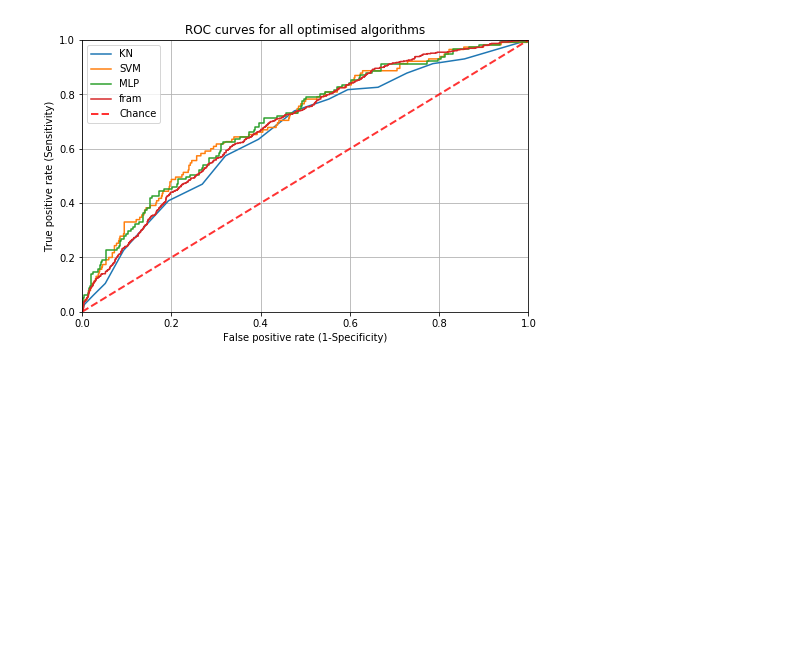
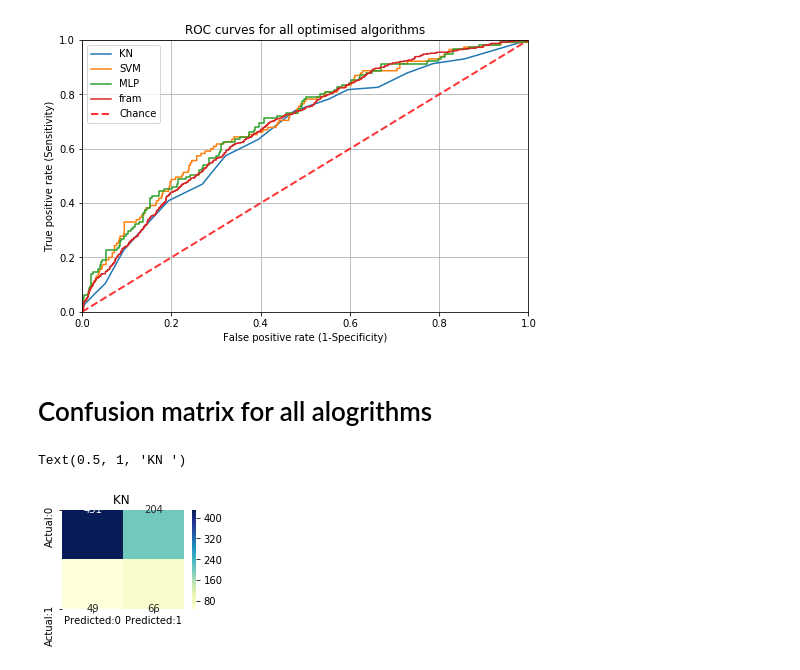
Before and after one commit to ljhowell/machine-learning_CHD, a Jupyter notebook: Comparison_of_models.ipynb, the cells around one changed output. Drawn from its saved outputs; the diff is of its cells as text; code cells hidden in the pictures; blank space fills up the shorter version.

```diff
--- a/Comparison_of_models.ipynb
+++ b/Comparison_of_models.ipynb
@@ -141,10 +138,14 @@ def k_neighbors_opt(dataset, v=0):
             results_KN.append(performance(KN, X_test, y_test,cutoff=cutoff, output='All'))
         results_KN = pd.DataFrame(results_KN,columns=['accuracy','precision','recall','f1'])
 
+    #probability score for ROC curve:
     y_pred_prob_yes=KN.predict_proba(X_test)
 
+    #confusion matrix:
+    cm=confusion_matrix(y_test,y_pred)
 
-    return results_KN, y_pred_prob_yes, y_test
+
+    return results_KN, y_pred_prob_yes, y_test, cm
 # %%
 #function created with optimised SVM algorithm - SMOTE still needs to be added
 def SVM_opt(dataset, v=0):
@@ -227,8 +234,8 @@ def multilayer_opt(dataset, v=0):
 # %%
 #Run all alogrithms on dataset
-resultsKN, ROC_KN, y_test_KN = k_neighbors_opt(dataset, v=1)
-resultsSVM, ROC_SVM, y_test_SVM = SVM_opt(dataset, v=1)
-resultsMLP, ROC_MLP, y_test_MLP = multilayer_opt(dataset, v=1)
+resultsKN, ROC_KN, y_test_KN, cm_KN = k_neighbors_opt(dataset, v=1)
+resultsSVM, ROC_SVM, y_test_SVM, cm_SVM = SVM_opt(dataset, v=1)
+resultsMLP, ROC_MLP, y_test_MLP, cm_MLP = multilayer_opt(dataset, v=1)
 # %% [output]
 Optimising parameters...
 
@@ -383,3 +391,16 @@ roc auc for MLP: 0.7004519000342349
 roc auc for framingham: 0.6877080249204374
 Text(0, 0.5, 'True positive rate (Sensitivity)')
 [figure]
+# %% [markdown]
+# Confusion matrix for all alogrithms
+# %%
+cm_KN=pd.DataFrame(data=cm_KN,columns=['Predicted:0','Predicted:1'],index=['Actual:0','Actual:1'])
+cm_SVM =
+cm_MLP =
+
+plt.subplot(2,2,1)
+sn.heatmap(cm_KN, annot=True,fmt='d',cmap="YlGnBu")
+plt.title('KN ')
+# %% [output]
+Text(0.5, 1, 'KN ')
+[figure, added]
```
Also changed, not shown: parts of 4 cells of this notebook.
